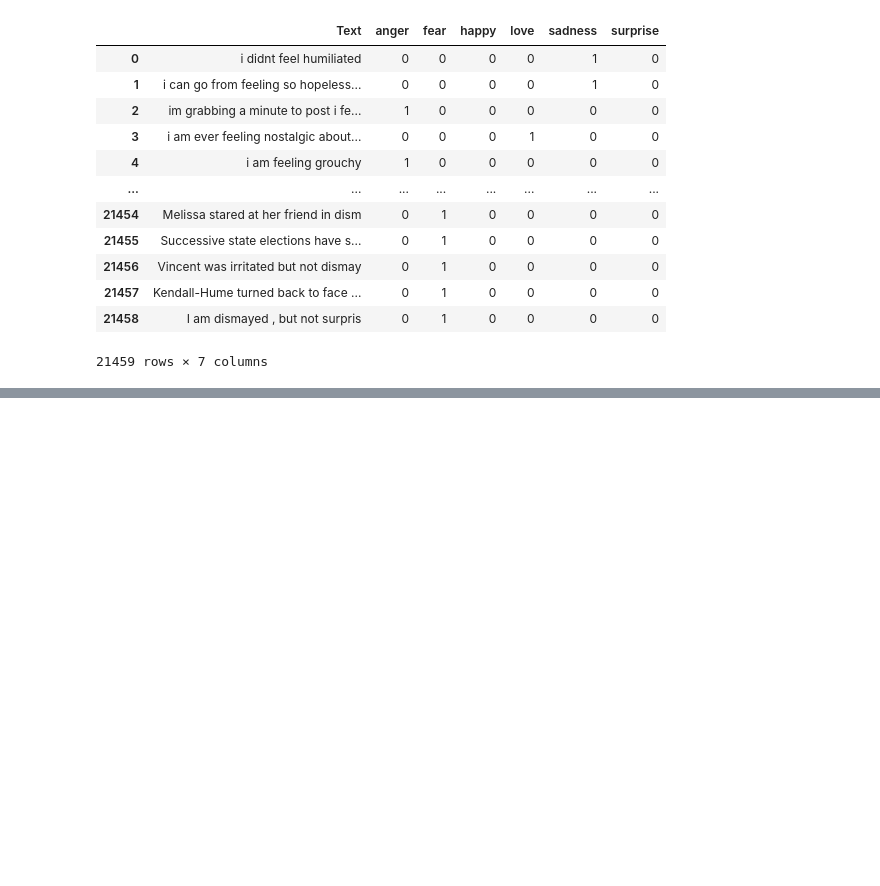
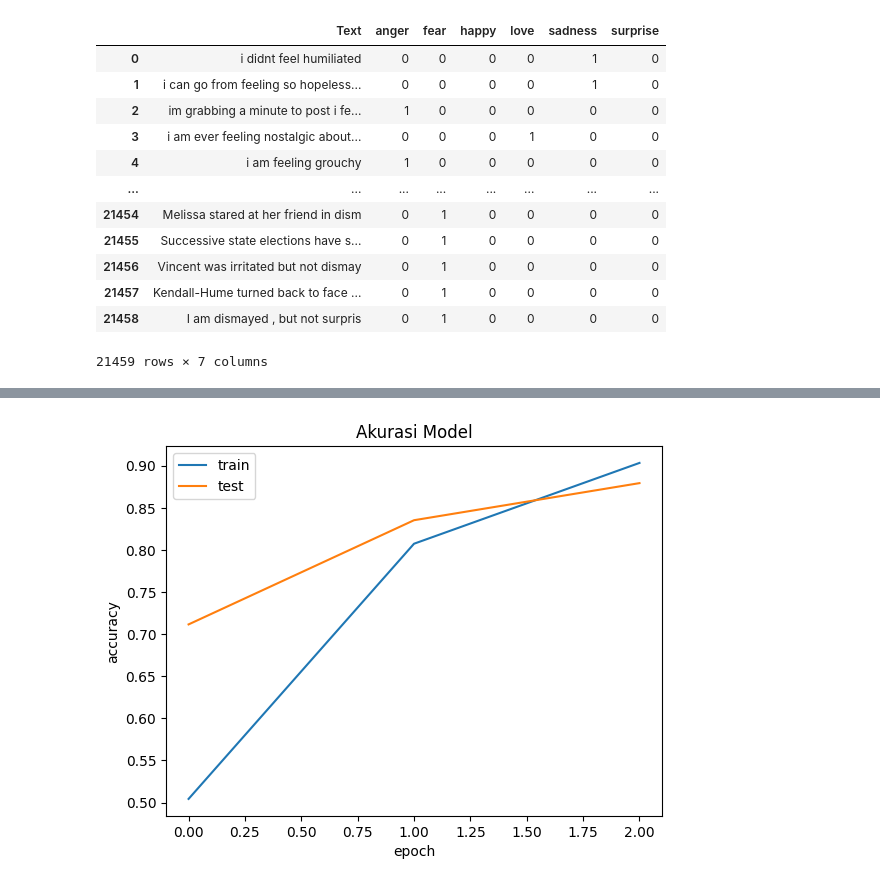
Before and after one commit to ChristiantoKape/machinelearning_pengembangan_dicoding, a Jupyter notebook: Pengembangan_ML_NLP_Christianto_Kurniawan.ipynb, the cells around one changed output, grey strips where cells are left out. Drawn from its saved outputs; the diff is of its cells as text; code cells hidden in the pictures; blank space fills up the shorter version.

```diff
--- a/Pengembangan_ML_NLP_Christianto_Kurniawan.ipynb
+++ b/Pengembangan_ML_NLP_Christianto_Kurniawan.ipynb
@@ -50,9 +50,8 @@ sinopsis_latih, sinopsis_test, label_latih, label_test = train_test_split(sinops
 from tensorflow.keras.preprocessing.text import Tokenizer
 from tensorflow.keras.preprocessing.sequence import pad_sequences
 
-tokenizer = Tokenizer(num_words=5000)
+tokenizer = Tokenizer(num_words=5000, oov_token='x')
 tokenizer.fit_on_texts(sinopsis_latih)
-tokenizer.fit_on_texts(sinopsis_test)
 
 sekuens_latih = tokenizer.texts_to_sequences(sinopsis_latih)
 sekuens_test = tokenizer.texts_to_sequences(sinopsis_test)
@@ -73,8 +72,8 @@ model.compile(loss='categorical_crossentropy', optimizer='adam', metrics=['accur
 # %%
 class myCallback(tf.keras.callbacks.Callback):
   def on_epoch_end(self, epoch, logs={}):
-    if(logs.get('accuracy')>0.85):
-      print("\nAkurasi telah mencapai >85%!")
+    if(logs.get('accuracy')>0.90):
+      print("\nAkurasi telah mencapai >90%!")
       self.model.stop_training = True
 callbacks = myCallback()
 # %%
@@ -96,0 +96,12 @@ Akurasi telah mencapai >85%!
+# %%
+import matplotlib.pyplot as plt
+
+plt.plot(history.history['accuracy'])
+plt.plot(history.history['val_accuracy'])
+plt.title('Akurasi Model')
+plt.ylabel('accuracy')
+plt.xlabel('epoch')
+plt.legend(['train', 'test'], loc='upper left')
+plt.show()
+# %% [output]
+[figure, added]
```
Also changed, not shown: parts of 3 cells of this notebook, 1 other file.
